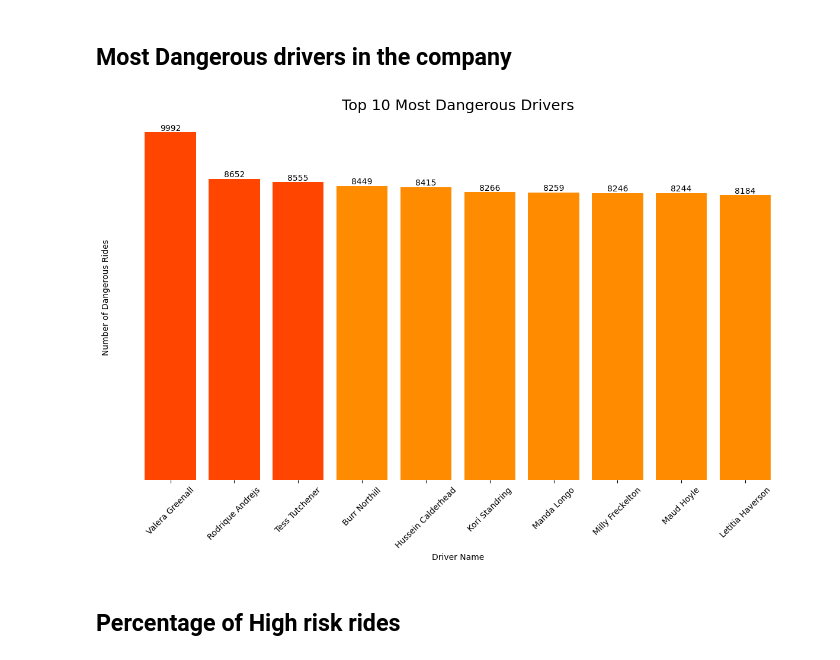
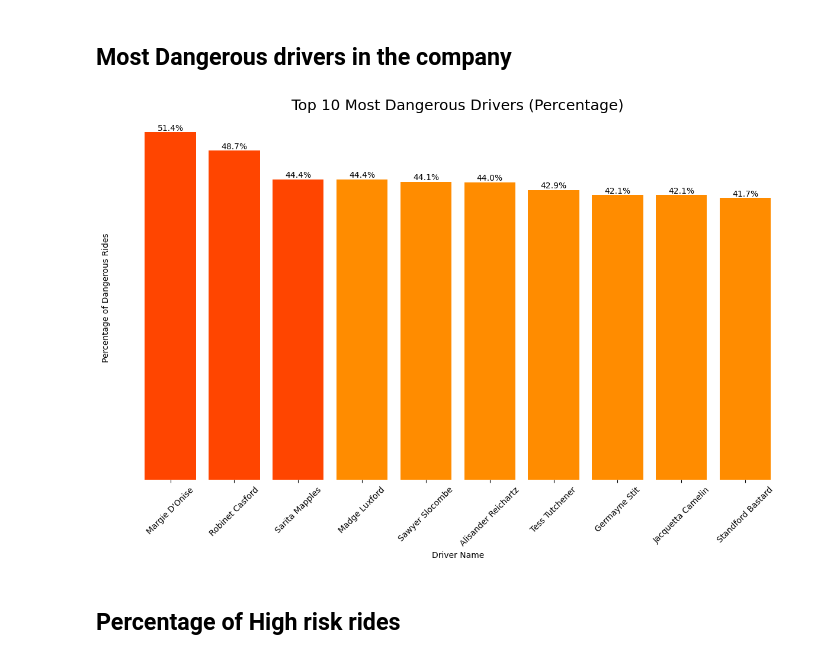
Before and after one commit to errnasty/Cab-Data-Analysis, a Jupyter notebook: EDA.ipynb, the cells around one changed output. Drawn from its saved outputs; the diff is of its cells as text; code cells hidden in the pictures.

```diff
--- a/EDA.ipynb
+++ b/EDA.ipynb
@@ -526,37 +526,41 @@ We can see that inexperienced drivers tend to have higher amounts of dangerous r
 # %% [markdown]
 ## Most Dangerous drivers in the company
 # %%
-dangerous_rides_by_booking = df_new[df_new['label'] == 1].groupby('bookingID')['label'].count()
+unqiue_bookingID = df_new.groupby('bookingID').first()
+dangerous_rides_by_booking = unqiue_bookingID[unqiue_bookingID['label'] == 1].groupby('bookingID')['label'].first()
 
-dangerous_rides_by_driver = df_new[df_new['label'] == 1].groupby('driver_name')['label'].size()
+dangerous_rides_by_driver = unqiue_bookingID[unqiue_bookingID['label'] == 1].groupby('driver_name')['label'].size()
 
-merged_df = pd.merge(df_new, dangerous_rides_by_booking, on='bookingID', how='left')
-merged_df = merged_df.rename(columns={'label_y': 'dangerous_rides'})
+total_rides_by_driver = unqiue_bookingID.groupby('driver_name')['label'].count()
 
-top_dangerous_drivers = dangerous_rides_by_driver.sort_values(ascending=False).head(10)
+# Calculate the percentage of dangerous rides for each driver
+dangerous_rides_by_driver_percentage = dangerous_rides_by_driver / total_rides_by_driver * 100
+
+# Get the top 10 most dangerous drivers
+top_dangerous_drivers_percentage = dangerous_rides_by_driver_percentage.sort_values(ascending=False).head(10)
 
 fig, ax = plt.subplots(figsize=(15, 8))
-colors = [palette[0] if i < 3 else palette[3] for i in range(len(top_dangerous_drivers))]
+colors = [palette[0] if i < 3 else palette[3] for i in range(len(top_dangerous_drivers_percentage))]
 
-bars = ax.bar(top_dangerous_drivers.index, top_dangerous_drivers.values, color=colors)
+bars = ax.bar(top_dangerous_drivers_percentage.index, top_dangerous_drivers_percentage.values, color=colors)
 
-# Add the counts on top of the bars
+# Add the percentages on top of the bars
 for i, bar in enumerate(bars):
     height = bar.get_height()
     ax.text(bar.get_x() + bar.get_width() / 2, height,
-            f'{top_dangerous_drivers.values[i]}', ha='center', va='bottom')
+            f'{top_dangerous_drivers_percentage.values[i]:.1f}%', ha='center', va='bottom')
 
 for spine in ax.spines.values():
     spine.set_visible(False)
 
 ax.set_yticks([])
 
 ax.set_xlabel('Driver Name')
-ax.set_ylabel('Number of Dangerous Rides')
-ax.set_title('Top 10 Most Dangerous Drivers', fontsize=18)
-ax.set_xticklabels(top_dangerous_drivers.index, rotation=45)
+ax.set_ylabel('Percentage of Dangerous Rides')
+ax.set_title('Top 10 Most Dangerous Drivers (Percentage)', fontsize=18)
+ax.set_xticklabels(top_dangerous_drivers_percentage.index, rotation=45)
 plt.show()
 # %% [output]
-[figure, old version]
+[figure, new version]
 # %% [markdown]
 ## Percentage of High risk rides
```
Also changed, not shown: parts of 12 cells of this notebook.
